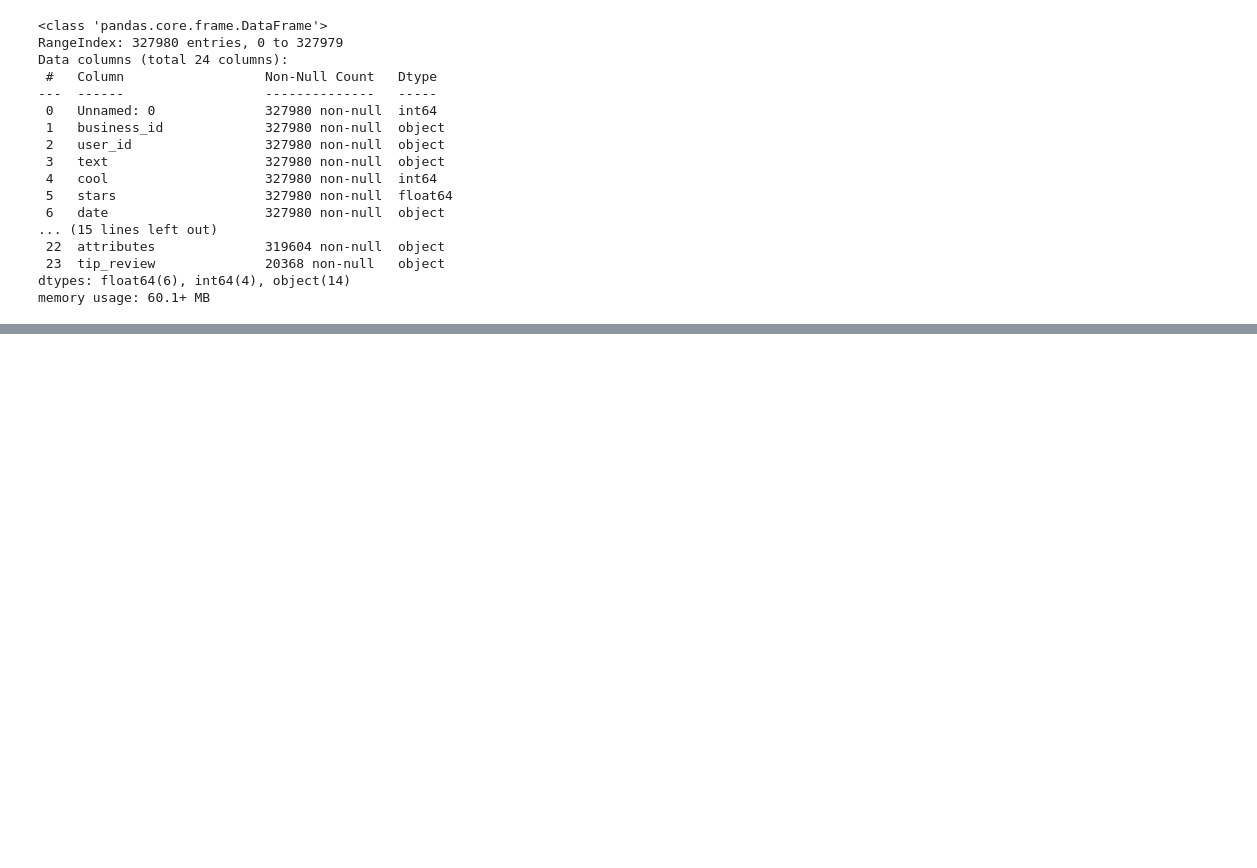
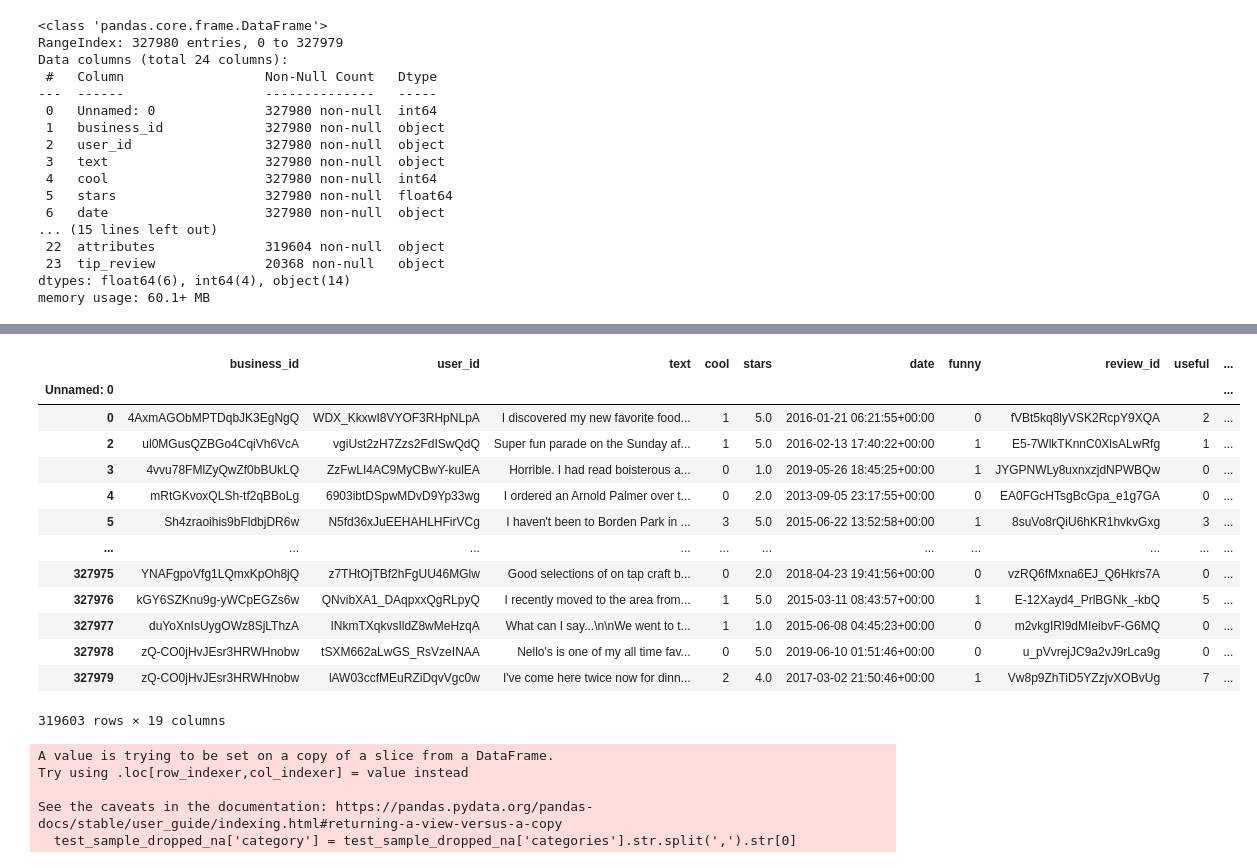
Before and after one commit to jsale017/yelp_unsupervised, a Jupyter notebook: eda.ipynb, the cells around one changed output, grey strips where cells are left out. Cells and saved outputs as stored; diff of their text form; code cells hidden in the pictures; blank space fills up the shorter version.

```diff
--- a/eda.ipynb
+++ b/eda.ipynb
@@ -34,0 +80,4 @@ memory usage: 60.1+ MB
+# %%
+test_sample.drop(columns = ['latitude','longitude', 'address', 'tip_review'], axis = 1, inplace = True)
+# %%
+test_sample.set_index('Unnamed: 0', inplace=True)
@@ -34,0 +108,27 @@ memory usage: 60.1+ MB
+# %%
+test_sample_dropped_na = test_sample.dropna()
+# %%
+test_sample_dropped_na
+# %% [output]
+|  | business_id | user_id | text | cool | stars | date | funny | review_id | useful | ... |
+| Unnamed: 0 |  |  |  |  |  |  |  |  |  | ... |
+| 0 | 4AxmAGObMPTDqbJK3EgNgQ | WDX_KkxwI8VYOF3RHpNLpA | I discovered my new favorite food... | 1 | 5.0 | 2016-01-21 06:21:55+00:00 | 0 | fVBt5kq8lyVSK2RcpY9XQA | 2 | ... |
+| 2 | ul0MGusQZBGo4CqiVh6VcA | vgiUst2zH7Zzs2FdISwQdQ | Super fun parade on the Sunday af... | 1 | 5.0 | 2016-02-13 17:40:22+00:00 | 1 | E5-7WlkTKnnC0XlsALwRfg | 1 | ... |
+| 3 | 4vvu78FMlZyQwZf0bBUkLQ | ZzFwLI4AC9MyCBwY-kulEA | Horrible. I had read boisterous a... | 0 | 1.0 | 2019-05-26 18:45:25+00:00 | 1 | JYGPNWLy8uxnxzjdNPWBQw | 0 | ... |
+| 4 | mRtGKvoxQLSh-tf2qBBoLg | 6903ibtDSpwMDvD9Yp33wg | I ordered an Arnold Palmer over t... | 0 | 2.0 | 2013-09-05 23:17:55+00:00 | 0 | EA0FGcHTsgBcGpa_e1g7GA | 0 | ... |
+| 5 | Sh4zraoihis9bFldbjDR6w | N5fd36xJuEEHAHLHFirVCg | I haven't been to Borden Park in ... | 3 | 5.0 | 2015-06-22 13:52:58+00:00 | 1 | 8suVo8rQiU6hKR1hvkvGxg | 3 | ... |
+| ... | ... | ... | ... | ... | ... | ... | ... | ... | ... | ... |
+| 327975 | YNAFgpoVfg1LQmxKpOh8jQ | z7THtOjTBf2hFgUU46MGlw | Good selections of on tap craft b... | 0 | 2.0 | 2018-04-23 19:41:56+00:00 | 0 | vzRQ6fMxna6EJ_Q6Hkrs7A | 0 | ... |
+| 327976 | kGY6SZKnu9g-yWCpEGZs6w | QNvibXA1_DAqpxxQgRLpyQ | I recently moved to the area from... | 1 | 5.0 | 2015-03-11 08:43:57+00:00 | 1 | E-12Xayd4_PrlBGNk_-kbQ | 5 | ... |
+| 327977 | duYoXnIsUygOWz8SjLThzA | INkmTXqkvsIldZ8wMeHzqA | What can I say...\n\nWe went to t... | 1 | 1.0 | 2015-06-08 04:45:23+00:00 | 0 | m2vkgIRl9dMIeibvF-G6MQ | 0 | ... |
+| 327978 | zQ-CO0jHvJEsr3HRWHnobw | tSXM662aLwGS_RsVzeINAA | Nello's is one of my all time fav... | 0 | 5.0 | 2019-06-10 01:51:46+00:00 | 0 | u_pVvrejJC9a2vJ9rLca9g | 0 | ... |
+| 327979 | zQ-CO0jHvJEsr3HRWHnobw | lAW03ccfMEuRZiDqvVgc0w | I've come here twice now for dinn... | 2 | 4.0 | 2017-03-02 21:50:46+00:00 | 1 | Vw8p9ZhTiD5YZzjvXOBvUg | 7 | ... |
+319603 rows × 19 columns
+# %%
+test_sample_dropped_na['category'] = test_sample_dropped_na['categories'].str.split(',').str[0]
+# %% [output]
+A value is trying to be set on a copy of a slice from a DataFrame.
+Try using .loc[row_indexer,col_indexer] = value instead
+
+See the caveats in the documentation: https://pandas.pydata.org/pandas-docs/stable/user_guide/indexing.html#returning-a-view-versus-a-copy
+  test_sample_dropped_na['category'] = test_sample_dropped_na['categories'].str.split(',').str[0]
```
Also changed, not shown: parts of 20 cells of this notebook.
